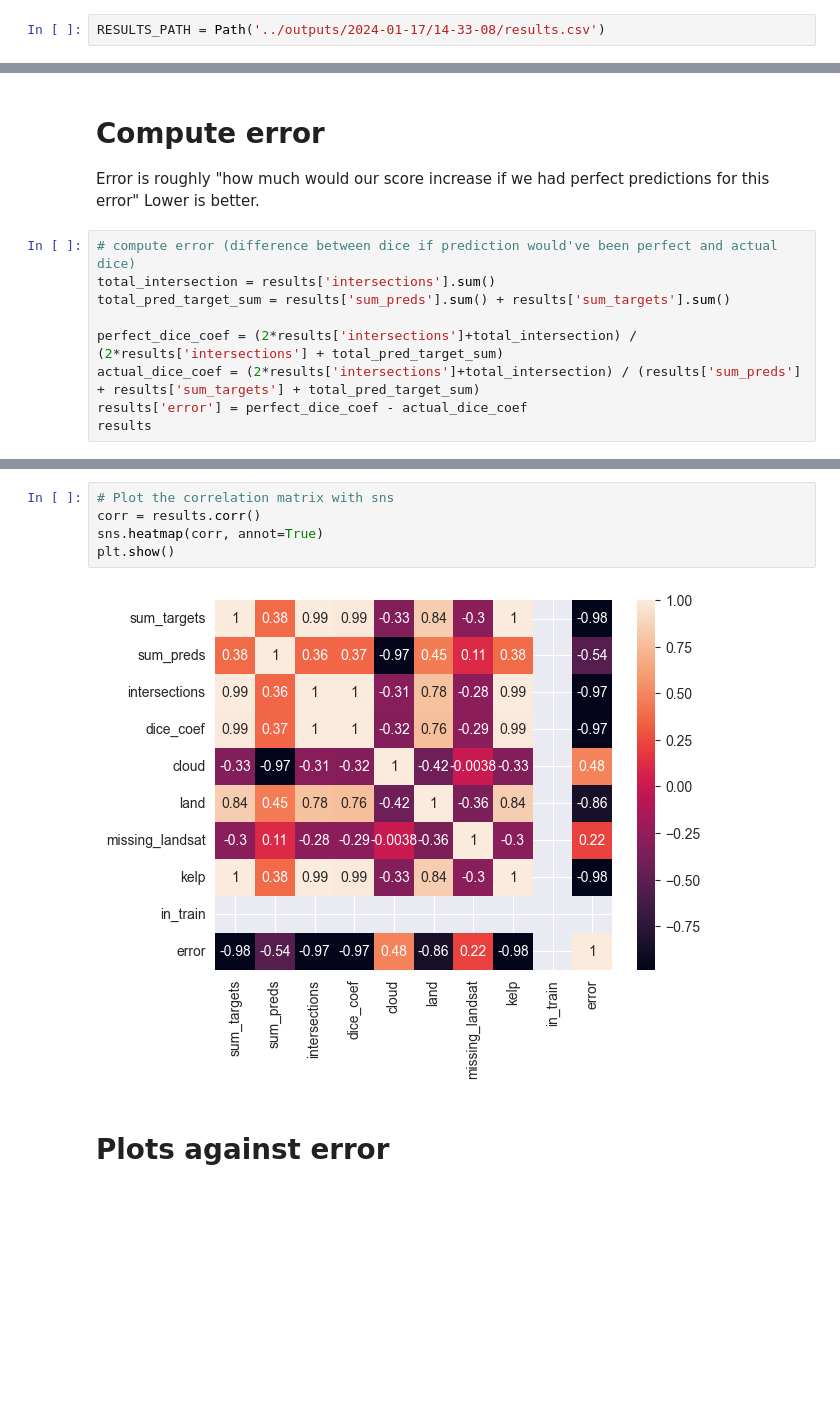
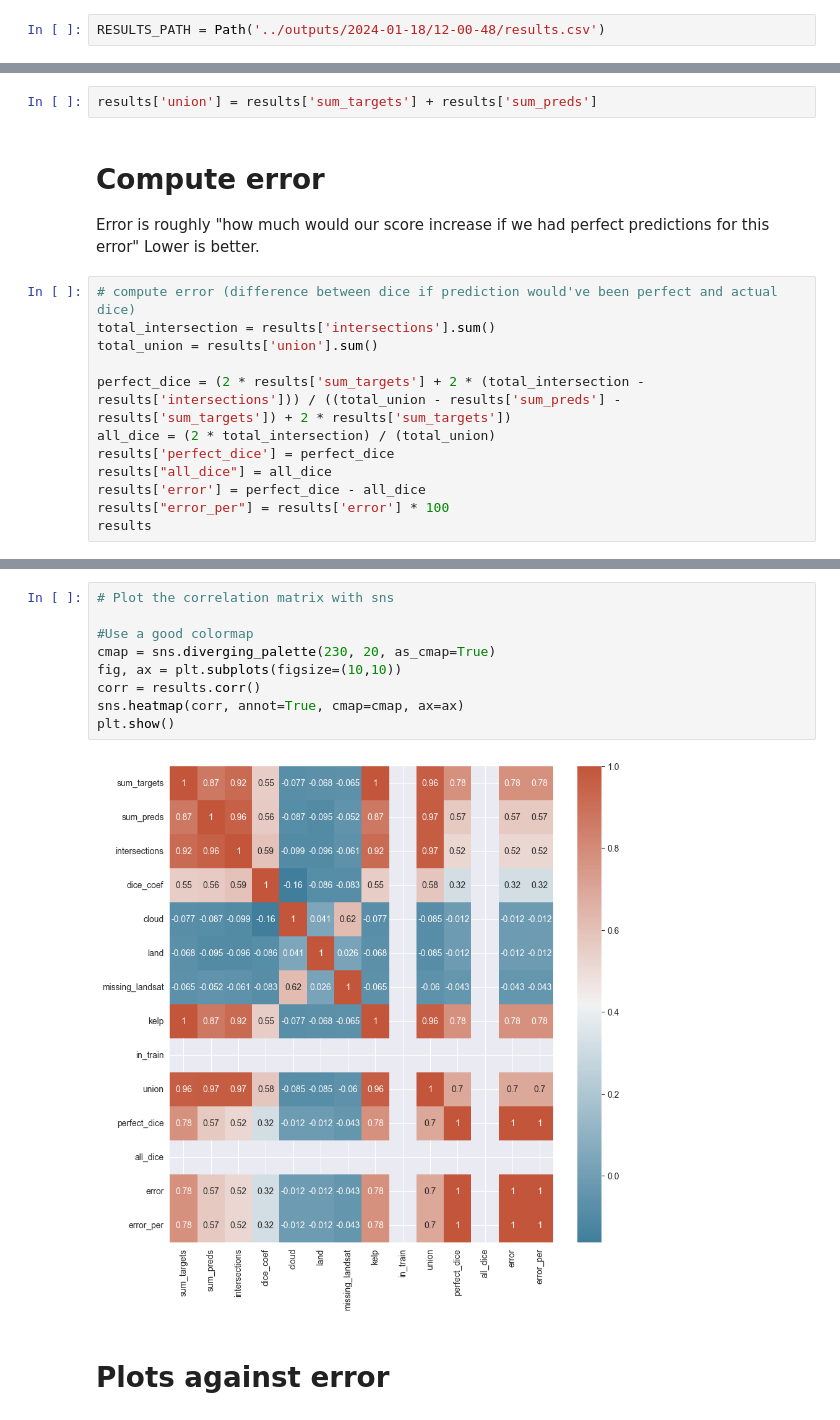
Before and after one commit to TeamEpochGithub/iv-q2-detect-kelp, a Jupyter notebook: notebooks/analyze_preds.ipynb, the cells around one changed output, grey strips where cells are left out. Saved outputs shown, nothing was run; the diff lists cells and outputs as text; blank space fills up the shorter version.

```diff
--- a/notebooks/analyze_preds.ipynb
+++ b/notebooks/analyze_preds.ipynb
@@ -12,7 +12,7 @@ import pandas as pd
 import seaborn as sns
 import matplotlib.pyplot as plt
 # %%
-RESULTS_PATH = Path('../outputs/2024-01-17/14-33-08/results.csv')
+RESULTS_PATH = Path('../outputs/2024-01-18/12-00-48/results.csv')
 # %%
 # Load the processed metadataset
 metadataset = pd.read_csv('../data/processed/metadata.csv', index_col=0)
@@ -66,3 +76,5 @@ results
+# %%
+results['union'] = results['sum_targets'] + results['sum_preds']
 # %% [markdown]
 # Compute error
 Error is roughly "how much would our score increase if we had perfect predictions for this error"
@@ -70,11 +82,14 @@ Lower is better.
 # %%
 # compute error (difference between dice if prediction would've been perfect and actual dice)
 total_intersection = results['intersections'].sum()
-total_pred_target_sum = results['sum_preds'].sum() + results['sum_targets'].sum()
+total_union = results['union'].sum()
 
-perfect_dice_coef = (2*results['intersections']+total_intersection) / (2*results['intersections'] + total_pred_target_sum)
-actual_dice_coef = (2*results['intersections']+total_intersection) / (results['sum_preds'] + results['sum_targets'] + total_pred_target_sum)
-results['error'] = perfect_dice_coef - actual_dice_coef
+perfect_dice = (2 * results['sum_targets'] + 2 * (total_intersection - results['intersections'])) / ((total_union - results['sum_preds'] - results['sum_targets']) + 2 * results['sum_targets'])
+all_dice = (2 * total_intersection) / (total_union)
+results['perfect_dice'] = perfect_dice
+results["all_dice"] = all_dice
+results['error'] = perfect_dice - all_dice
+results["error_per"] = results['error'] * 100
 results
 # %% [output]
 |  | sum_targets | sum_preds | intersections | dice_coef | cloud | land | missing_landsat | kelp | ... |
@@ -89,9 +136,13 @@ results
 # %%
 # Plot the correlation matrix with sns
+
+#Use a good colormap
+cmap = sns.diverging_palette(230, 20, as_cmap=True)
+fig, ax = plt.subplots(figsize=(10,10))
 corr = results.corr()
-sns.heatmap(corr, annot=True)
+sns.heatmap(corr, annot=True, cmap=cmap, ax=ax)
 plt.show()
 # %% [output]
-[figure, old version]
+[figure, new version]
 # %% [markdown]
 # Plots against error
```
Also changed, not shown: parts of 9 cells of this notebook, 3 other files.
